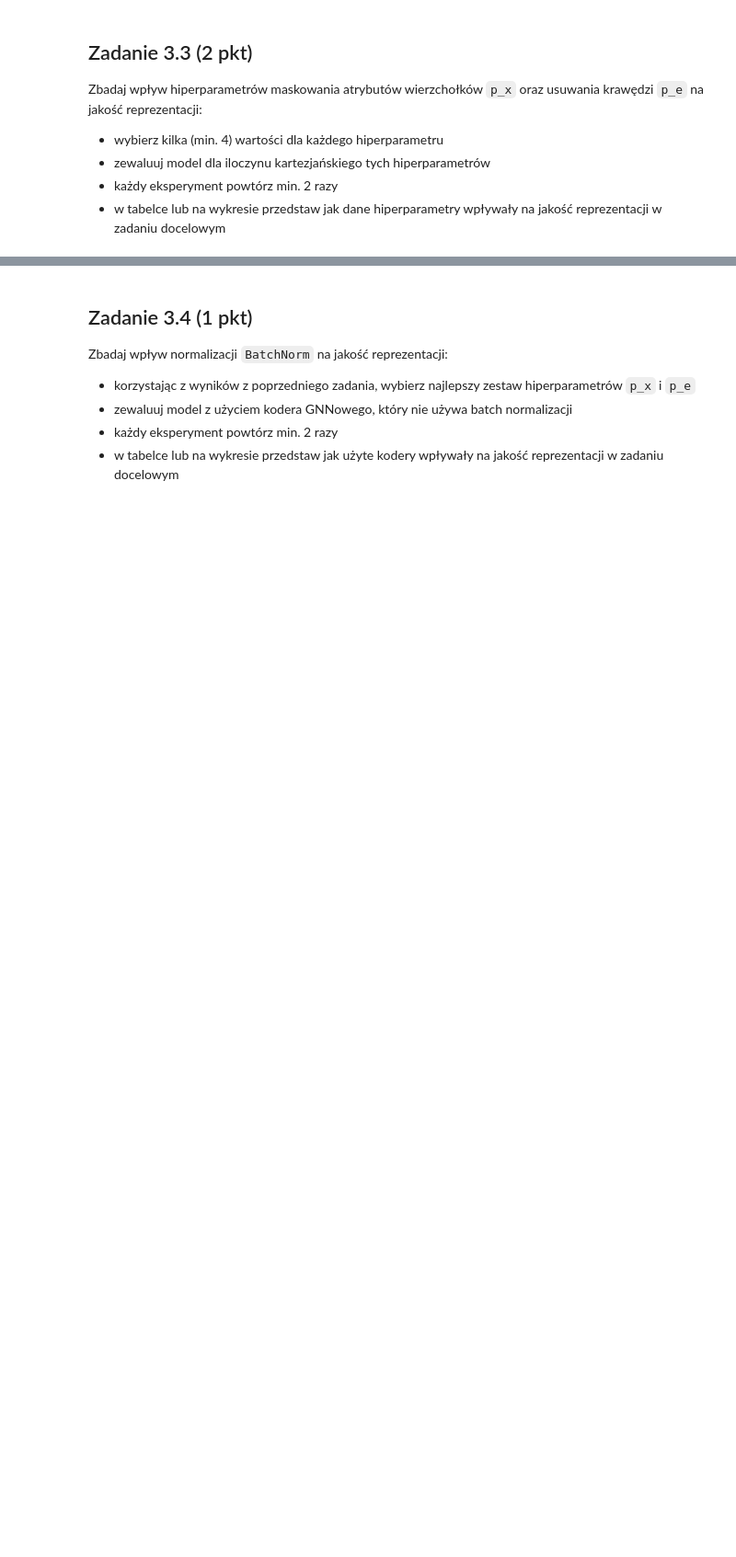
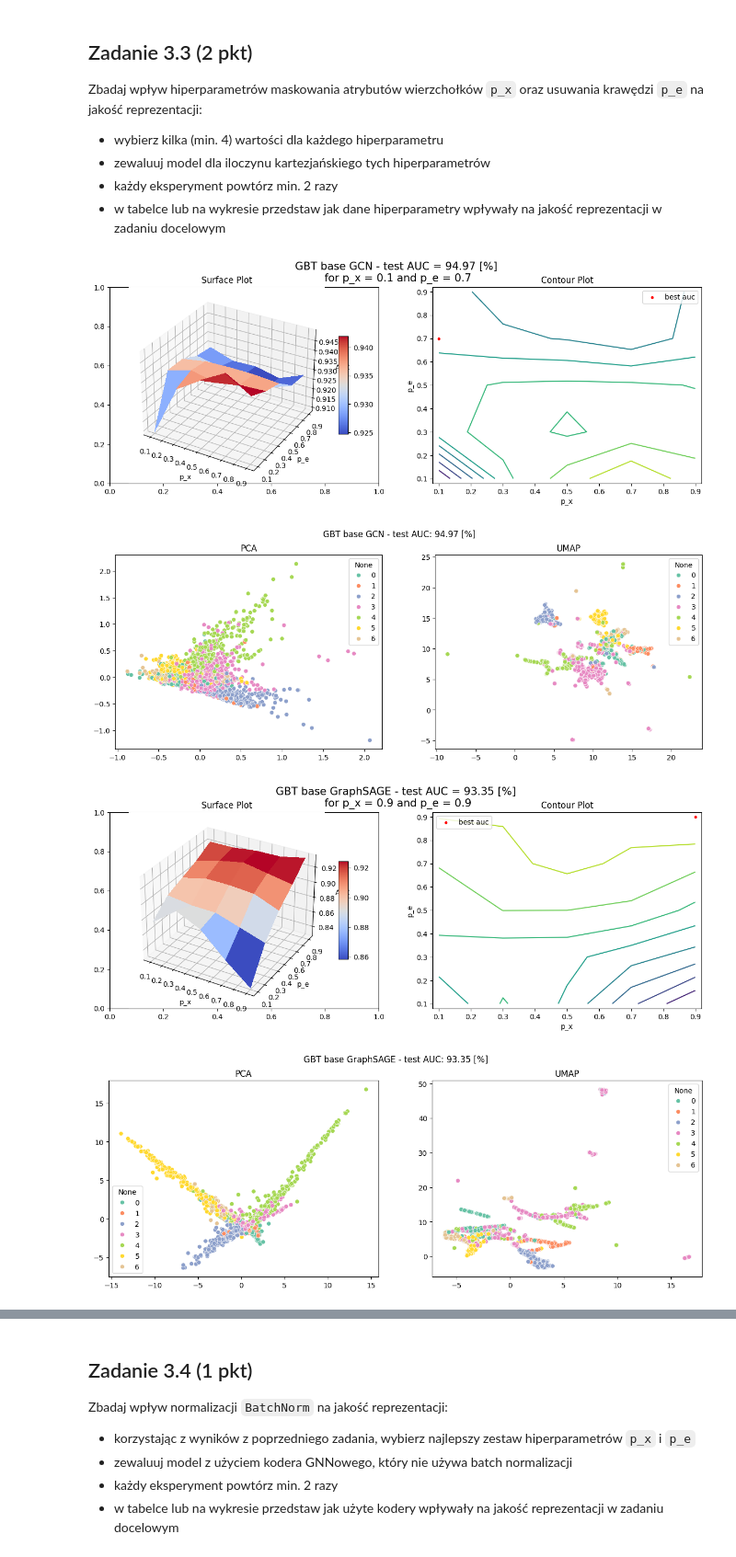
Before and after one commit to piotrdurniat/representation-learning-l04, a Jupyter notebook: 3. Uczenie nienadzorowane.ipynb, the cells around one changed output, grey strips where cells are left out. Shown at 92% size. Cells and saved outputs as stored; diff of their text form; code cells hidden in the pictures; blank space fills up the shorter version.

```diff
--- a/3. Uczenie nienadzorowane.ipynb
+++ b/3. Uczenie nienadzorowane.ipynb
@@ -49,6 +52,7 @@ dokończ implementację klasy `BaseUnsupervisedGNN` oraz `GraphAutoencoder`. Zas
 import pytorch_lightning as pl
 import torch
 from sklearn.metrics import roc_auc_score
+from sklearn.linear_model import LogisticRegression
 from torch import nn
 from torch_geometric.data import Data
 
@@ -75,15 +79,16 @@ class BaseUnsupervisedGNN(pl.LightningModule):
         z_train, y_train = z_train.cpu(), y_train.cpu()
         self.training_step_output = []
 
-        auc = ...
-
         # TODO: Naucz model regresji logistycznej na parach (`z_train`, `y_train`),
         # a następnie oblicz wartość miary AUC na zbiorze treningowym. Wykorzystaj
         # model regresji logistycznej z biblioteki Scikit-Learn i przypisz go do
         # pola: `self._downstream_model`.
 
         # TU WPISZ KOD
-        raise NotImplementedError()
+        self._downstream_model = LogisticRegression()
+        self._downstream_model.fit(z_train, y_train)
+        y_pred = self._downstream_model.predict_proba(z_train)
+        auc = roc_auc_score(y_train, y_pred, multi_class="ovr")
 
         self.log("train/auc", auc, on_epoch=True, on_step=False)
 
@@ -118,10 +123,13 @@ class BaseUnsupervisedGNN(pl.LightningModule):
         # TODO: Oblicz wartość miary AUC dla zadanego przez maskę
         # podzbioru wierzchołków.
 
-        auc = ...
         # TU WPISZ KOD
-        raise NotImplementedError()
-
+        y_true = data.y[mask].cpu().numpy()
+        self.eval()
+        with torch.no_grad():
+            z_true = self(data.x, data.edge_index)[mask].cpu().numpy()
+        y_pred = self._downstream_model.predict_proba(z_true)
+        auc = roc_auc_score(y_true, y_pred, multi_class="ovr")
         return auc
 
     def configure_optimizers(self):
@@ -187,7 +193,7 @@ hparams = {
     "hidden_dim": 256,
     "emb_dim": 128,
 }
-ACCELERATOR = "cpu"  # change to "cuda" in order to use GPU
+ACCELERATOR = "gpu"  # change to "cuda" in order to use GPU
 # %% [markdown]
 Porównamy teraz jakość działania modeli GNNowych, wprowadzonych w poprzednim zeszycie:
 # %%
@@ -435,9 +511,11 @@ class GraphBarlowTwins(BaseUnsupervisedGNN):
     def training_step(self, batch: Data, batch_idx: int) -> dict:
         # Uzupełnij potok przetwarzania modelu GBT, aby obliczyć wartość funkcji kosztu `loss`
 
-        loss = ...
         # TU WPISZ KOD
-        raise NotImplementedError()
+        (x_a, edge_index_a), (x_b, edge_index_b) = self.augmentor(batch)
+        z_a = self(x=x_a, edge_index=edge_index_a)
+        z_b = self(x=x_b, edge_index=edge_index_b)
+        loss = barlow_twins_loss(z_a, z_b)
 
         self.log("step", self.trainer.current_epoch)
         self.log("train/loss", loss.item(), on_epoch=True, on_step=False)
@@ -499,0 +782,8 @@ raise NotImplementedError()
+# %%
+params = tune_gbt(quiet=True)
+display(params)
+# %% [output]
+[figure, added]
+[figure, added]
+[figure, added]
+[figure, added]
```
Also changed, not shown: parts of 11 cells of this notebook.
